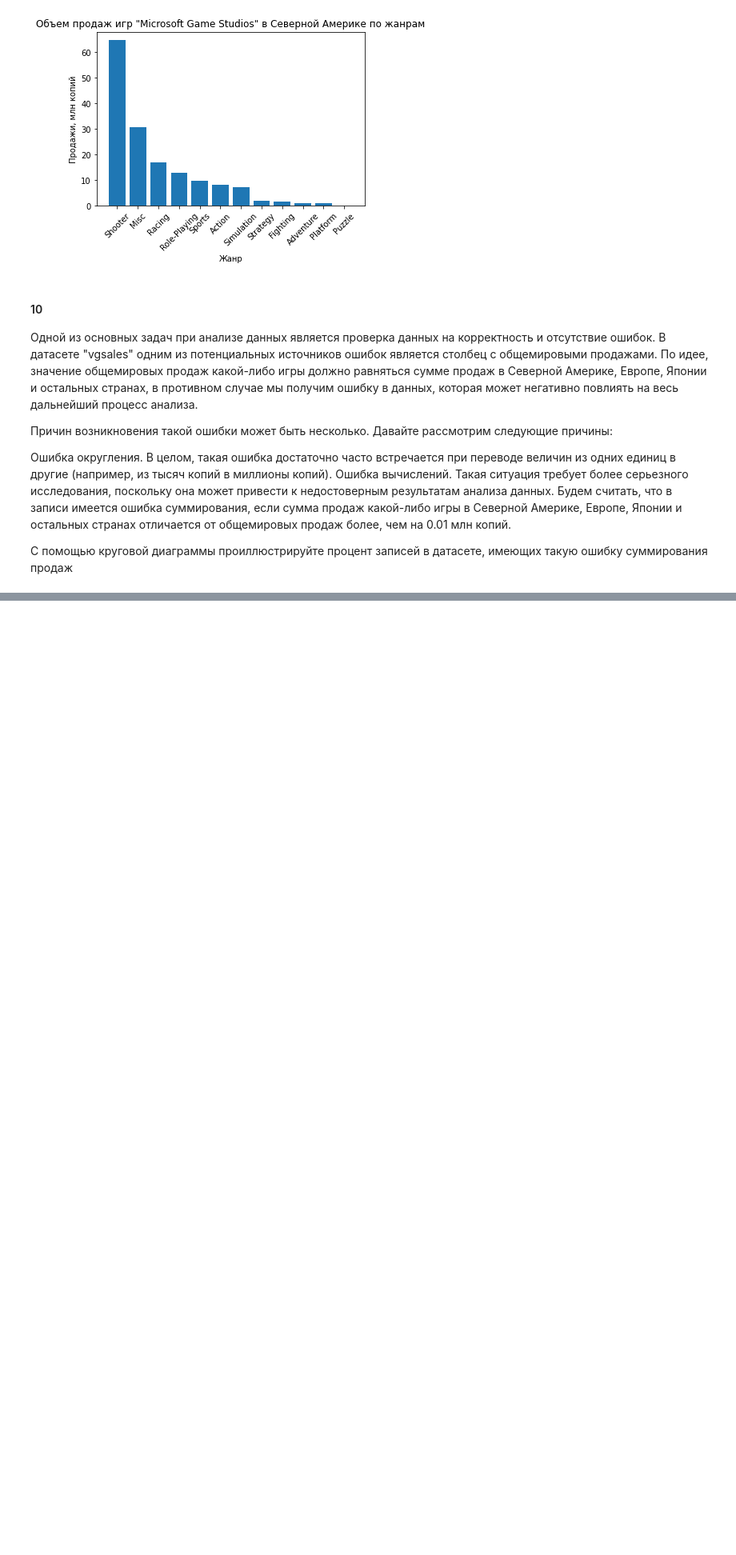
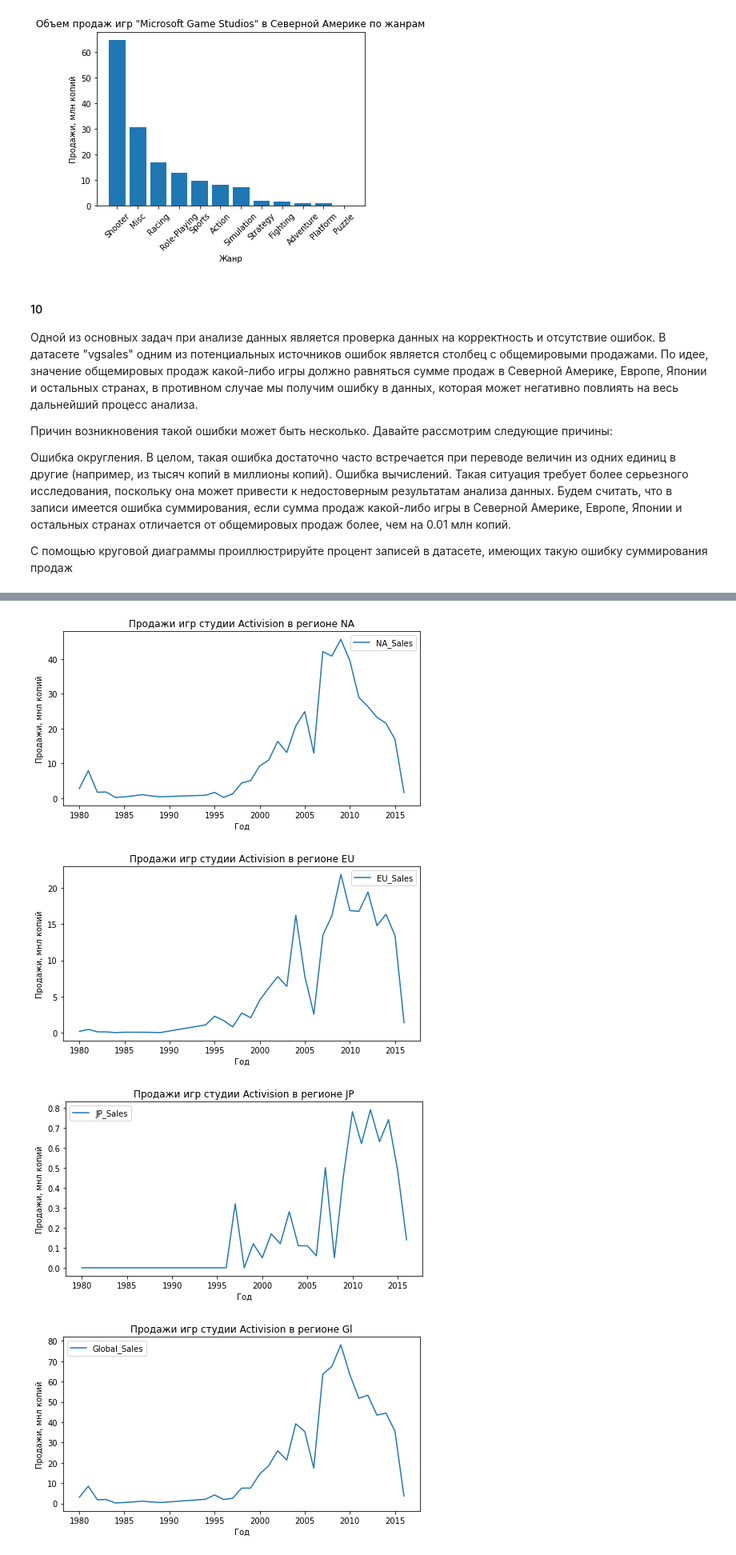
Before and after one commit to BobyrevValeriy/Matplotlib_Project_JN, a Jupyter notebook: Matplotlib_project.ipynb, the cells around one changed output, grey strips where cells are left out. Shown at 80% size. Cells and saved outputs as stored; diff of their text form; code cells hidden in the pictures; blank space fills up the shorter version.

```diff
--- a/Matplotlib_project.ipynb
+++ b/Matplotlib_project.ipynb
@@ -216,0 +220,17 @@ plt.pie(data, labels=data.index, autopct='%1.1f%%')
+# %%
+for i in ['NA_Sales', 'EU_Sales', 'JP_Sales', 'Global_Sales']:
+    lin2 = df[df['Publisher'] == 'Activision'].groupby('Year')[[i]].sum()
+
+    fig, ax = plt.subplots(figsize=(8, 4))
+    sns.lineplot(data=lin2, x="Year", y=i, label=i)
+
+    ax.set_title(f'Продажи игр студии Activision в регионе {i[0:2]}')
+    ax.set_xlabel('Год')
+    ax.set_ylabel('Продажи, мнл копий')
+
+plt.show()
+# %% [output]
+[figure, added]
+[figure, added]
+[figure, added]
+[figure, added]
```
Also changed, not shown: parts of 21 cells of this notebook.
